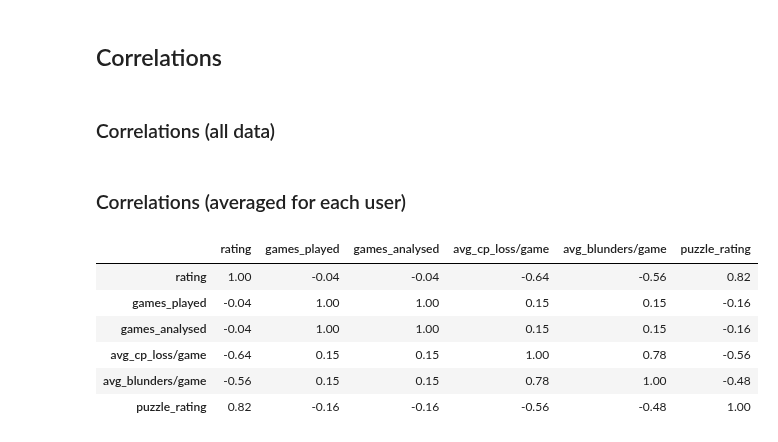
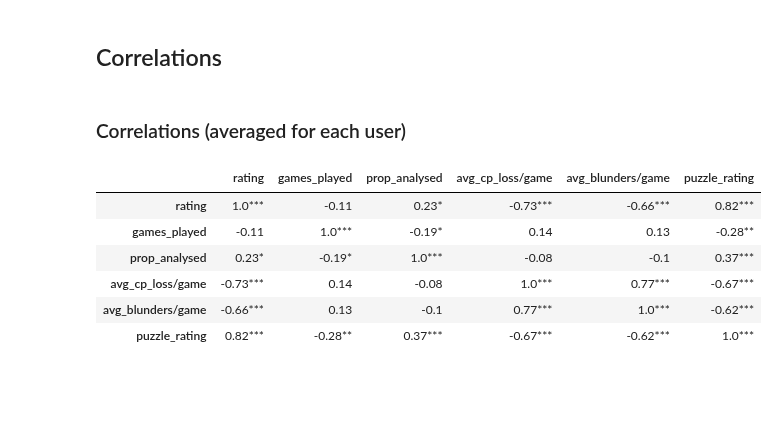
Before and after one commit to philipp-hellwig/online-chess-data, a Jupyter notebook: code/Exploratory_analyses.ipynb, the cells around one changed output. Cells and saved outputs as stored; diff of their text form; code cells hidden in the pictures; blank space fills up the shorter version.

```diff
--- a/code/Exploratory_analyses.ipynb
+++ b/code/Exploratory_analyses.ipynb
@@ -67,7 +46,12 @@ memory usage: 5.4+ MB
 # %%
+# only consider the last 6 months of ratings (for which centipawn evaluations are also available)
 latest_date = puzzles["date"].max()
 puzzles = puzzles[puzzles["date"] > pd.Timestamp(year=latest_date.year, month=latest_date.month - 6, day=latest_date.day)]
+puzzles = puzzles[puzzles["username"].isin(rapid_games.username.unique())]
+puzzles.reset_index(inplace=True, drop=True)
 
 latest_date = ratings["date"].max()
 ratings = ratings[ratings["date"] > pd.Timestamp(year=latest_date.year, month=latest_date.month - 6, day=latest_date.day)]
+ratings = ratings[ratings["username"].isin(rapid_games.username.unique())]
+ratings.reset_index(inplace=True, drop=True)
 # %%
@@ -221,11 +74,0 @@ plt.show()
-# %%
-for i in range(len(rapid_games)):
-    for j in range(len(ratings)):
-        if rapid_games.loc[i,"dateCreated"] == ratings.loc[j, "date"] and rapid_games.loc[i,"username"] == ratings.loc[j, "username"]:
-            rapid_games.loc[i, "ratingOnDay"] = ratings.loc[j,"rating"]
-# %%
-# Define the mapping
-outcome_mapping = {"win": 1, "draw": 0.5, "loss": 0}
-
-# Apply the mapping to create a new numeric column
-rapid_games["outcome_numeric"] = rapid_games["outcome"].map(outcome_mapping).astype("float")
@@ -265,4 +75,2 @@ plt.show()
 # %% [markdown]
 ## Correlations
-# %% [markdown]
-### Correlations (all data)
@@ -276,21 +77,25 @@ cor_matrix
 # %% [markdown]
 ### Correlations (averaged for each user)
 # %%
-rapid_games["analysed"] = rapid_games["analysis"].apply(lambda x: 0 if pd.isna(x) else 1)
+rapid_games["analysed"] = rapid_games["analysis"].apply(lambda x: 0 if len(x)==0 else 1)
 # %%
 averages = ratings.groupby("username").mean("rating")
 averages["games_played"] = rapid_games.groupby("username", observed=False).count()["id"]
-averages["games_analysed"] = rapid_games.groupby("username", observed=False)["analysed"].sum()
+averages["prop_analysed"] = rapid_games.groupby("username", observed=False)["analysed"].sum()/averages["games_played"]
 averages["avg_cp_loss/game"] = rapid_games.groupby("username", observed=False)["averaged_cp_loss"].mean()
 averages["avg_blunders/game"] = rapid_games.groupby("username", observed=False)["blunders"].mean()
 averages["puzzle_rating"] = puzzles.groupby("username", observed=False)["rating"].mean()
-
-averages.corr().round(2)
+averages.dropna(inplace=True, how="all")
+rho = averages.corr()
+pval = averages.corr(method=lambda x, y: pearsonr(x, y)[1]) - np.eye(*rho.shape)
+p = pval.applymap(lambda x: ''.join(['*' for t in [.05, .01, .001] if x<=t]))
+rho = rho.round(2).astype(str) + p
+rho
 # %% [output]
-|  | rating | games_played | games_analysed | avg_cp_loss/game | avg_blunders/game | puzzle_rating |
-| rating | 1.00 | -0.04 | -0.04 | -0.64 | -0.56 | 0.82 |
-| games_played | -0.04 | 1.00 | 1.00 | 0.15 | 0.15 | -0.16 |
-| games_analysed | -0.04 | 1.00 | 1.00 | 0.15 | 0.15 | -0.16 |
-| avg_cp_loss/game | -0.64 | 0.15 | 0.15 | 1.00 | 0.78 | -0.56 |
-| avg_blunders/game | -0.56 | 0.15 | 0.15 | 0.78 | 1.00 | -0.48 |
-| puzzle_rating | 0.82 | -0.16 | -0.16 | -0.56 | -0.48 | 1.00 |
+|  | rating | games_played | prop_analysed | avg_cp_loss/game | avg_blunders/game | puzzle_rating |
+| rating | 1.0*** | -0.11 | 0.23* | -0.73*** | -0.66*** | 0.82*** |
+| games_played | -0.11 | 1.0*** | -0.19* | 0.14 | 0.13 | -0.28** |
+| prop_analysed | 0.23* | -0.19* | 1.0*** | -0.08 | -0.1 | 0.37*** |
+| avg_cp_loss/game | -0.73*** | 0.14 | -0.08 | 1.0*** | 0.77*** | -0.67*** |
+| avg_blunders/game | -0.66*** | 0.13 | -0.1 | 0.77*** | 1.0*** | -0.62*** |
+| puzzle_rating | 0.82*** | -0.28** | 0.37*** | -0.67*** | -0.62*** | 1.0*** |
```
Also changed, not shown: parts of 24 cells of this notebook, 3 other files.
